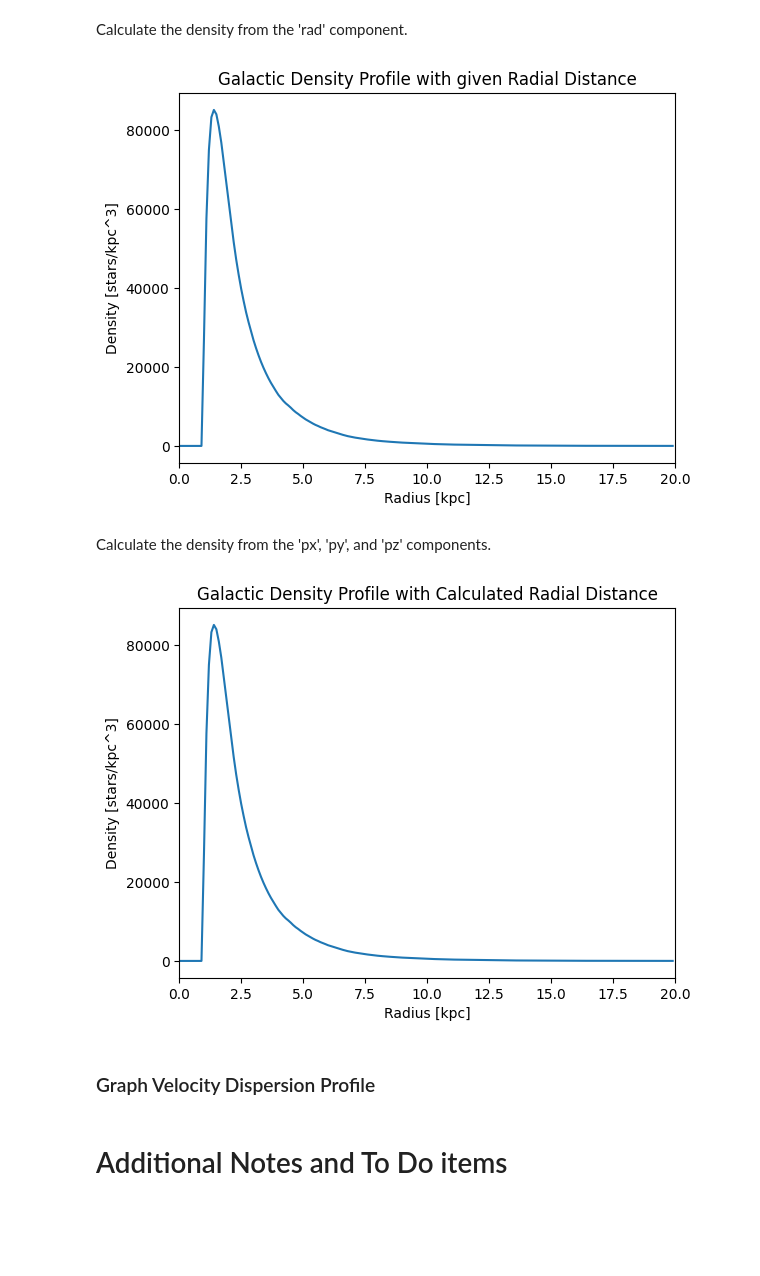
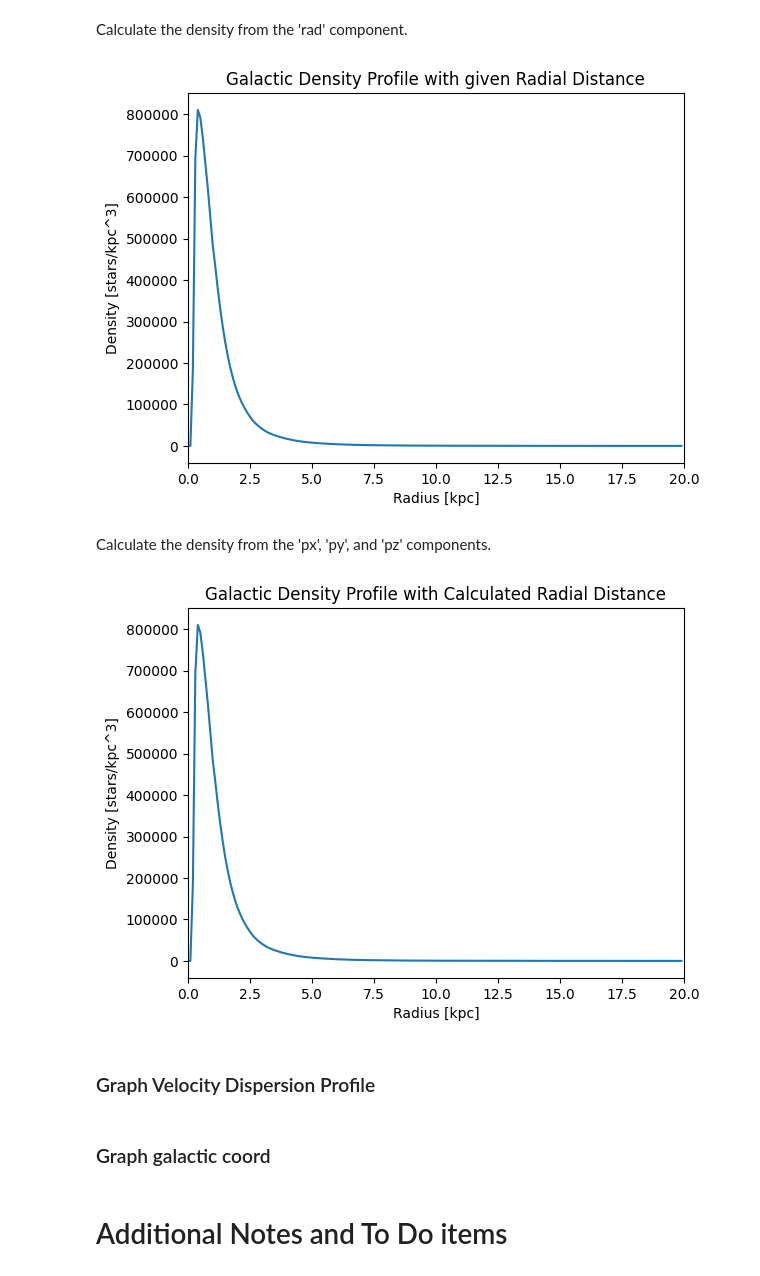
Before and after one commit to aeden2019/ananke_vera_rubin, a Jupyter notebook: vera_rubin.ipynb, the cells around one changed output. Saved outputs shown, nothing was run; the diff lists cells and outputs as text; code cells hidden in the pictures; blank space fills up the shorter version.

```diff
--- a/vera_rubin.ipynb
+++ b/vera_rubin.ipynb
@@ -9,7 +28,10 @@ simulation_directory = '/Volumes/Haven/m12i_res7100'
 # %%
 # read star particles and gas cells at z = 0
 # use particle_subsample_factor to periodically sub-sample particles, to save memory
-part = gizmo.io.Read.read_snapshots(['star', 'gas' ], 'redshift', 0, simulation_directory, particle_subsample_factor=10)
+#part = gizmo.io.Read.read_snapshots(['star', 'gas' ], 'redshift', 0, simulation_directory, particle_subsample_factor=10)
+snap = 382
+#part = gizmo.io.Read.read_snapshots(['star', 'gas' ], 'index', snap, simulation_directory, particle_subsample_factor=10)
+part = gizmo.io.Read.read_snapshots(['star', 'dark'], 'index', snap, simulation_directory, particle_subsample_factor=10)
 # %% [output]
 # in utilities.simulation.Snapshot():
 * reading:  Volumes/Haven/m12i_res7100/snapshot_times.txt
@@ -88,14 +133,15 @@ p['alpha'] = part['star'].prop('metallicity.mg - metallicity.fe')          # [Mg
 p['parentid'] = part['star']['id']                   # indices of parent particles in snapshot
 p['dform'] = np.zeros(part['star']['position'].shape[0], dtype='float32')  # dummy variable for now
 # %%
-import ananke as an
-
 # Run the ananke process with kword args
 name='sim'
+# ananke = an.Ananke(p, name, fsample=0.01, photo_sys='padova/LSST', cmd_magnames='rmag,gmag-rmag'
+#                                             , app_mag_lim_lo=20, app_mag_lim_hi=24, abs_mag_lim_lo=-7.0, abs_mag_lim_hi=10.0
+#                                             , color_lim_lo=-1000, color_lim_hi=1000, surveyArea=360, r_max=1000
+#                                             , longitude=90, latitude=0)
 ananke = an.Ananke(p, name, fsample=0.01, photo_sys='padova/LSST', cmd_magnames='rmag,gmag-rmag'
-                                            , app_mag_lim_lo=20, app_mag_lim_hi=24, abs_mag_lim_lo=-7.0, abs_mag_lim_hi=10.0
-                                            , color_lim_lo=-1000, color_lim_hi=1000, surveyArea=360, r_max=1000
-                                            , longitude=90, latitude=0)
+                                            , app_mag_lim_lo=17, app_mag_lim_hi=27.5, abs_mag_lim_lo=-7.0, abs_mag_lim_hi=10.0
+                                            , color_lim_lo=-1000, color_lim_hi=1000, r_max=1000)
 ananke.run()
 # %% [output]
 Dimensions = 3
@@ -432,39 +486,40 @@ ax.set_xlim(rmin, rmax)
 plt.title('Galactic Density Profile with given Radial Distance')
 plt.show()
 # %% [output]
-[figure, old version]
+[figure, new version]
 # %% [markdown]
 Calculate the density from the 'px', 'py', and 'pz' components.
 # %%
 # Plot density (# stars) vs distance (galactic center or heliocenter)
-import numpy
 
 # Define the bin edges
 rmin = 0  # minimum radius
 rmax = 20  # maximum radius
 bins = 200  # number of bins
 
 # Compute radial distance
-radial = numpy.sqrt((df['px'].values)**2 + (df['py'].values)**2 + (df['pz'].values)**2)
+radial = np.sqrt((df['px'].values)**2 + (df['py'].values)**2 + (df['pz'].values)**2)
 
 # Compute the density profile
 counts, edges = np.histogram(radial, bins=bins, range=(rmin, rmax))
 volume = 4.0/3.0 * np.pi * (np.power(edges[1:], 3) - np.power(edges[:-1], 3))
 density = counts / volume
 
 # Plot the density profile
 fig, ax = plt.subplots()
 ax.plot(edges[:-1], density)
 ax.set_xlabel('Radius [kpc]')
 ax.set_ylabel('Density [stars/kpc^3]')
 ax.set_xlim(rmin, rmax)
 plt.title('Galactic Density Profile with Calculated Radial Distance')
 plt.show()
 # %% [output]
-[figure, old version]
+[figure, new version]
 # %% [markdown]
 ### Graph Velocity Dispersion Profile
 # %%
 # Plot from proper motions
 # vx + vy + vz = vr
 # EnBiD already does the calculations with the kernels
+# %% [markdown]
+### Graph galactic coord
```
Also changed, not shown: parts of 22 cells of this notebook.
